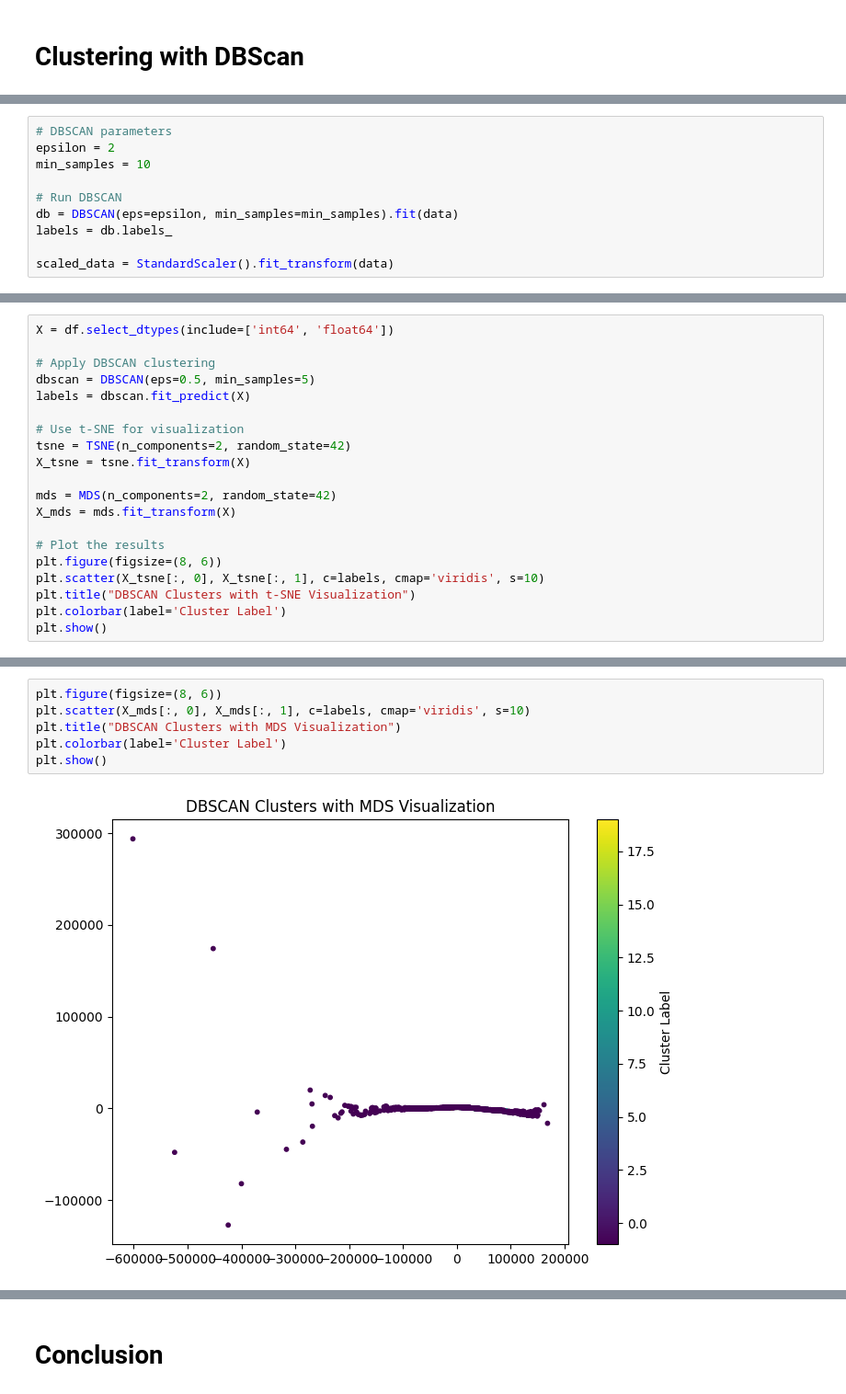
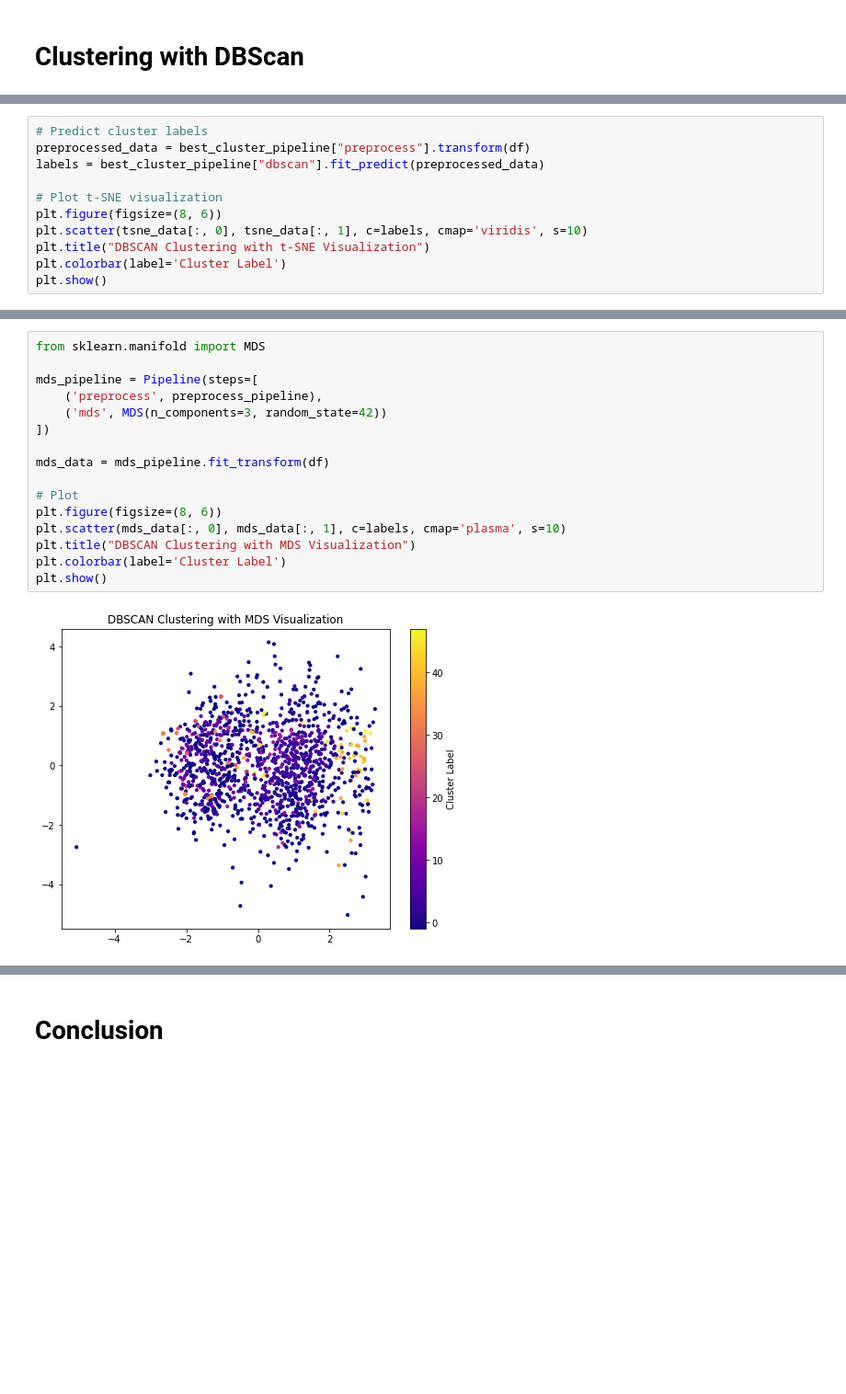
Before and after one commit to plutowootoe/NickProj25, a Jupyter notebook: clustering.ipynb, the cells around one changed output, grey strips where cells are left out. Shown: that part at 92% size. Drawn from its saved outputs; the diff is of its cells as text; blank space fills up the shorter version.

Commit message:
final
dbscan fixed and updated with conclusions

```diff
--- a/clustering.ipynb
+++ b/clustering.ipynb
@@ -373,10 +365,0 @@ data = df[['loudness', 'energy']].dropna().values
-# %%
-# DBSCAN parameters
-epsilon = 2
-min_samples = 10
-
-# Run DBSCAN
-db = DBSCAN(eps=epsilon, min_samples=min_samples).fit(data)
-labels = db.labels_
-
-scaled_data = StandardScaler().fit_transform(data)
@@ -394,21 +426,12 @@ plt.show()
 # %%
-X = df.select_dtypes(include=['int64', 'float64'])
+# Predict cluster labels
+preprocessed_data = best_cluster_pipeline["preprocess"].transform(df)
+labels = best_cluster_pipeline["dbscan"].fit_predict(preprocessed_data)
 
-# Apply DBSCAN clustering
-dbscan = DBSCAN(eps=0.5, min_samples=5)
-labels = dbscan.fit_predict(X)
-
-# Use t-SNE for visualization
-tsne = TSNE(n_components=2, random_state=42)
-X_tsne = tsne.fit_transform(X)
-
-mds = MDS(n_components=2, random_state=42)
-X_mds = mds.fit_transform(X)
-
-# Plot the results
+# Plot t-SNE visualization
 plt.figure(figsize=(8, 6))
-plt.scatter(X_tsne[:, 0], X_tsne[:, 1], c=labels, cmap='viridis', s=10)
-plt.title("DBSCAN Clusters with t-SNE Visualization")
+plt.scatter(tsne_data[:, 0], tsne_data[:, 1], c=labels, cmap='viridis', s=10)
+plt.title("DBSCAN Clustering with t-SNE Visualization")
 plt.colorbar(label='Cluster Label')
 plt.show()
 # %% [output]
@@ -416,8 +441,18 @@ plt.show()
 # %%
+from sklearn.manifold import MDS
+
+mds_pipeline = Pipeline(steps=[
+    ('preprocess', preprocess_pipeline),
+    ('mds', MDS(n_components=3, random_state=42))
+])
+
+mds_data = mds_pipeline.fit_transform(df)
+
+# Plot
 plt.figure(figsize=(8, 6))
-plt.scatter(X_mds[:, 0], X_mds[:, 1], c=labels, cmap='viridis', s=10)
-plt.title("DBSCAN Clusters with MDS Visualization")
+plt.scatter(mds_data[:, 0], mds_data[:, 1], c=labels, cmap='plasma', s=10)
+plt.title("DBSCAN Clustering with MDS Visualization")
 plt.colorbar(label='Cluster Label')
 plt.show()
 # %% [output]
-[figure, old version]
+[figure, new version]
```
Also changed, not shown: parts of 22 cells of this notebook.
